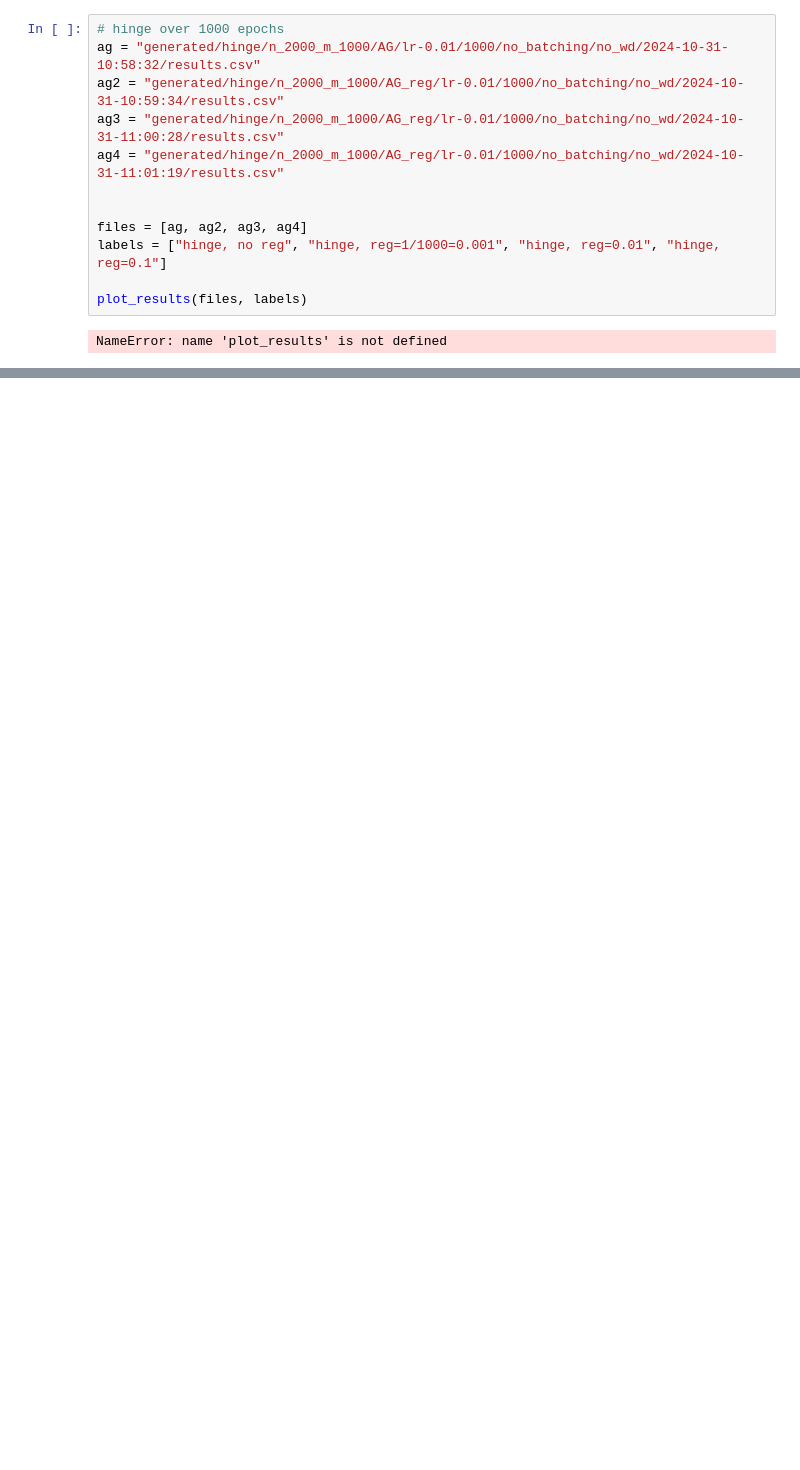
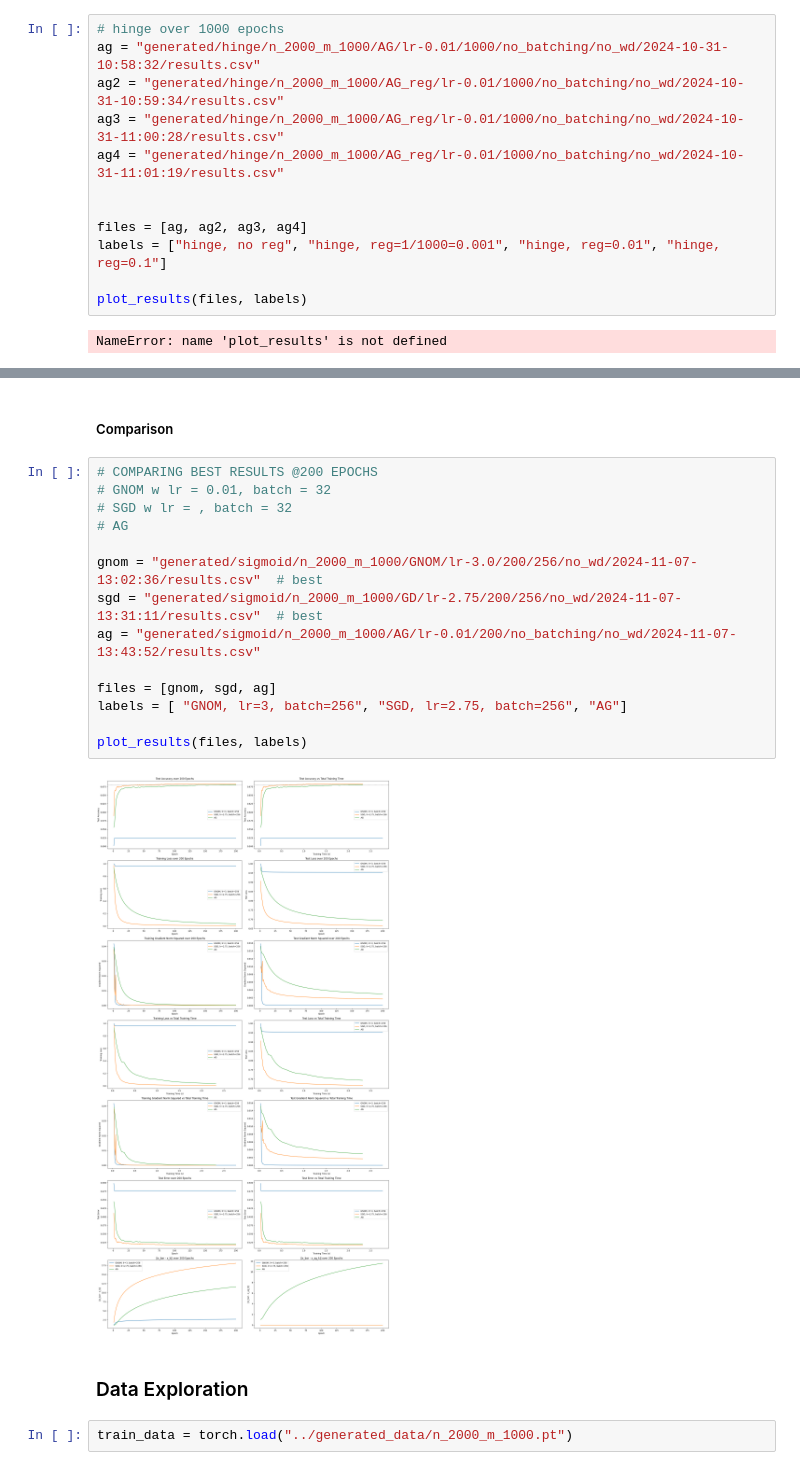
Before and after one commit to thomask902/2024-Numerical-Optimization-Research, a Jupyter notebook: svm/svm_analysis.ipynb, the cells around one changed output, grey strips where cells are left out. Saved outputs shown, nothing was run; the diff lists cells and outputs as text; blank space fills up the shorter version.

```diff
--- a/svm/svm_analysis.ipynb
+++ b/svm/svm_analysis.ipynb
@@ -511,0 +716,22 @@ NameError: name 'plot_results' is not defined
+# %% [markdown]
+##### Comparison
+# %%
+# COMPARING BEST RESULTS @200 EPOCHS
+# GNOM w lr = 0.01, batch = 32
+# SGD w lr = , batch = 32
+# AG
+
+gnom = "generated/sigmoid/n_2000_m_1000/GNOM/lr-3.0/200/256/no_wd/2024-11-07-13:02:36/results.csv"  # best
+sgd = "generated/sigmoid/n_2000_m_1000/GD/lr-2.75/200/256/no_wd/2024-11-07-13:31:11/results.csv"  # best
+ag = "generated/sigmoid/n_2000_m_1000/AG/lr-0.01/200/no_batching/no_wd/2024-11-07-13:43:52/results.csv"
+
+files = [gnom, sgd, ag]
+labels = [ "GNOM, lr=3, batch=256", "SGD, lr=2.75, batch=256", "AG"]
+
+plot_results(files, labels)
+# %% [output]
+[figure, added]
+# %% [markdown]
+### Data Exploration
+# %%
+train_data = torch.load("../generated_data/n_2000_m_1000.pt")
```
Also changed, not shown: parts of 37 cells of this notebook, 1 other file.
